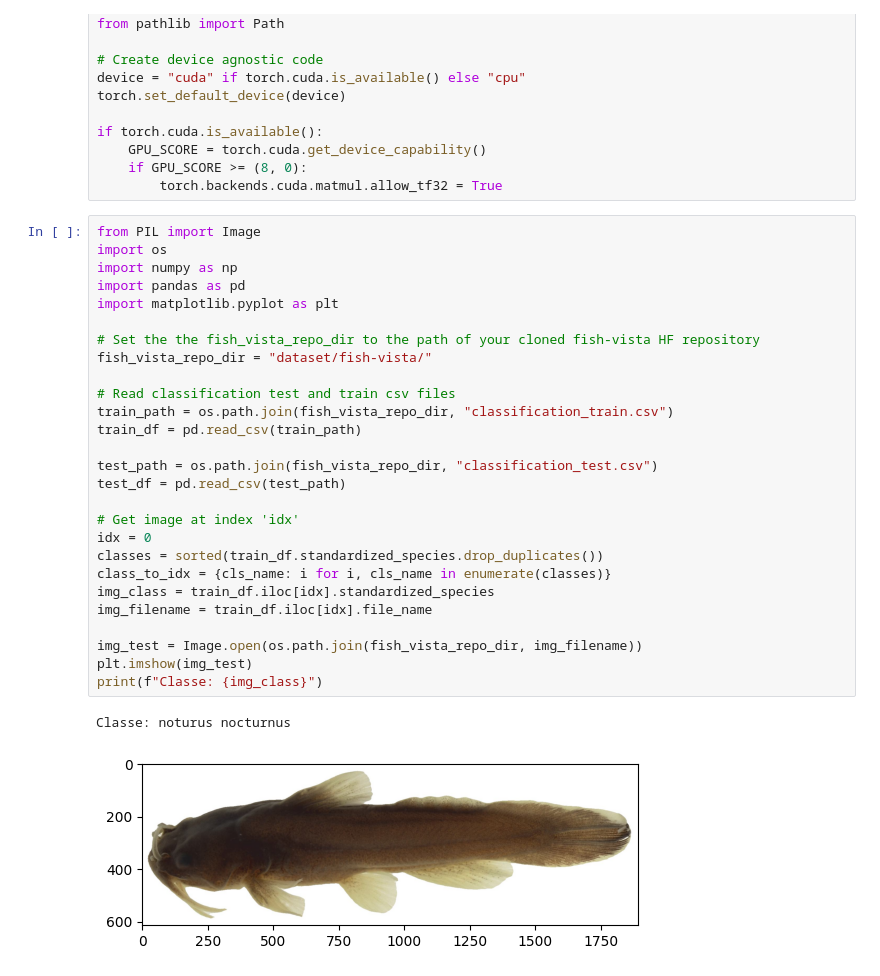
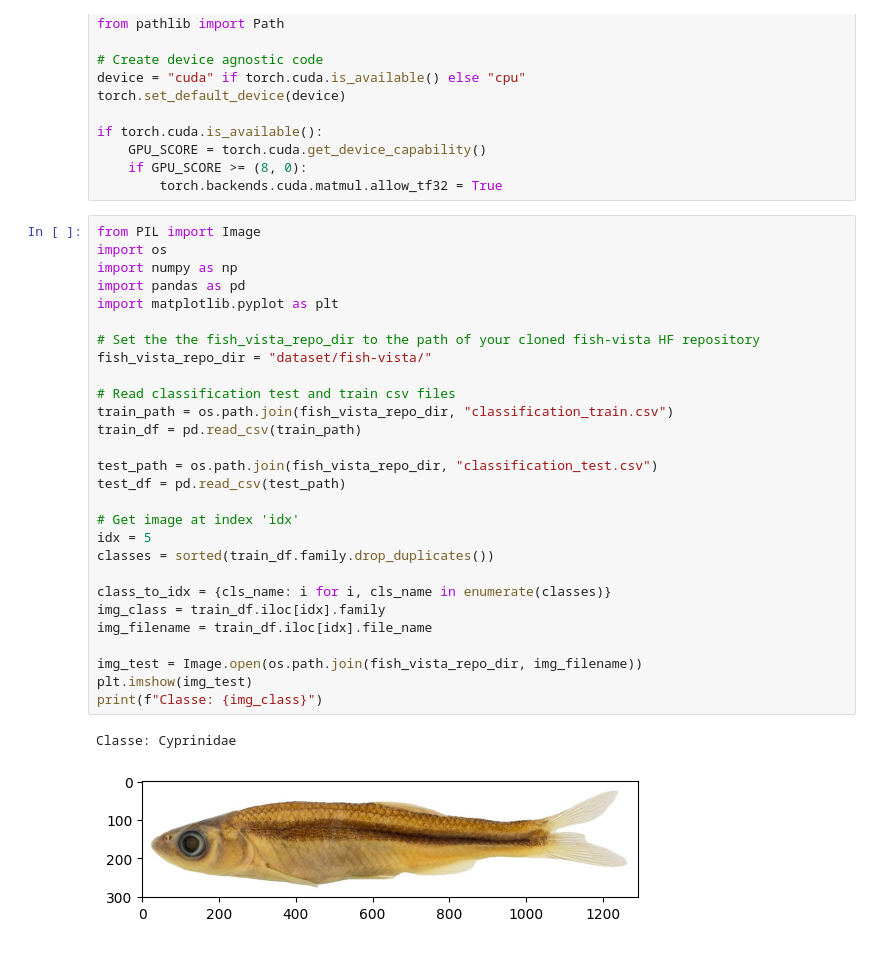
Before and after one commit to Giu27/ecowave, a Jupyter notebook: main.ipynb, the cells around one changed output. Cells and saved outputs as stored; diff of their text form.

```diff
--- a/main.ipynb
+++ b/main.ipynb
@@ -17,33 +17,34 @@ if torch.cuda.is_available():
 # %%
 from PIL import Image
 import os
 import numpy as np
 import pandas as pd
 import matplotlib.pyplot as plt
 
 # Set the the fish_vista_repo_dir to the path of your cloned fish-vista HF repository
 fish_vista_repo_dir = "dataset/fish-vista/"
 
 # Read classification test and train csv files
 train_path = os.path.join(fish_vista_repo_dir, "classification_train.csv")
 train_df = pd.read_csv(train_path)
 
 test_path = os.path.join(fish_vista_repo_dir, "classification_test.csv")
 test_df = pd.read_csv(test_path)
 
 # Get image at index 'idx'
-idx = 0
-classes = sorted(train_df.standardized_species.drop_duplicates())
+idx = 5
+classes = sorted(train_df.family.drop_duplicates())
+
 class_to_idx = {cls_name: i for i, cls_name in enumerate(classes)}
-img_class = train_df.iloc[idx].standardized_species
+img_class = train_df.iloc[idx].family
 img_filename = train_df.iloc[idx].file_name
 
 img_test = Image.open(os.path.join(fish_vista_repo_dir, img_filename))
 plt.imshow(img_test)
 print(f"Classe: {img_class}")
 # %% [output]
-Classe: noturus nocturnus
+Classe: Cyprinidae
-[figure, old version]
+[figure, new version]
 # %%
 import os
 import pandas as pd
```
Also changed, not shown: parts of 8 cells of this notebook, 4 other files.
